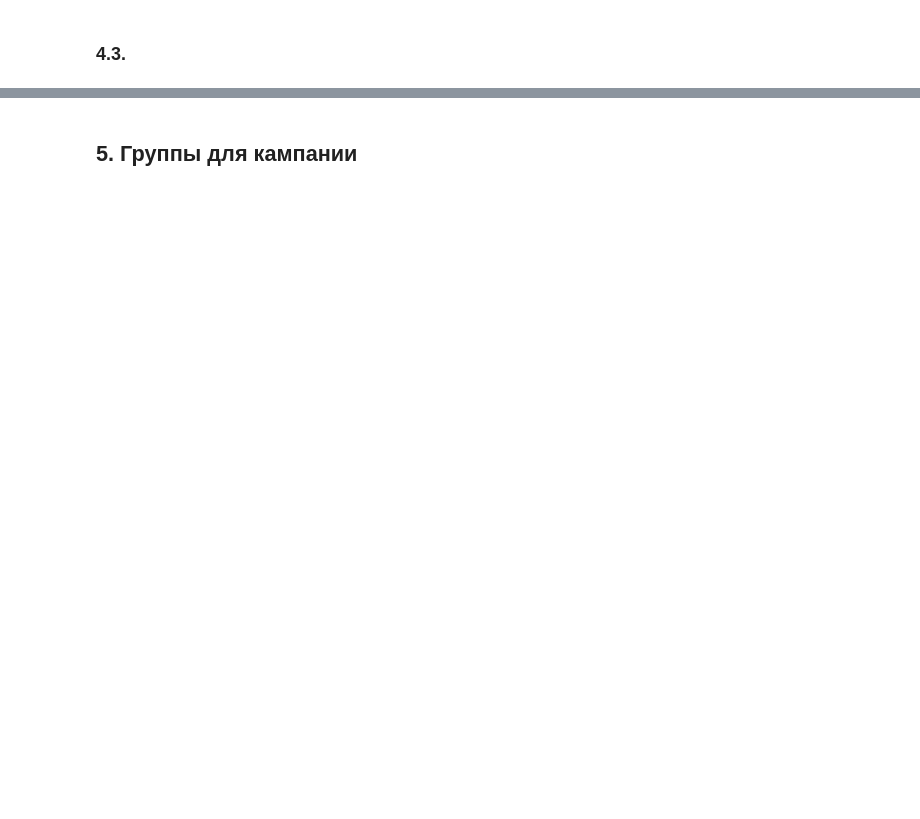
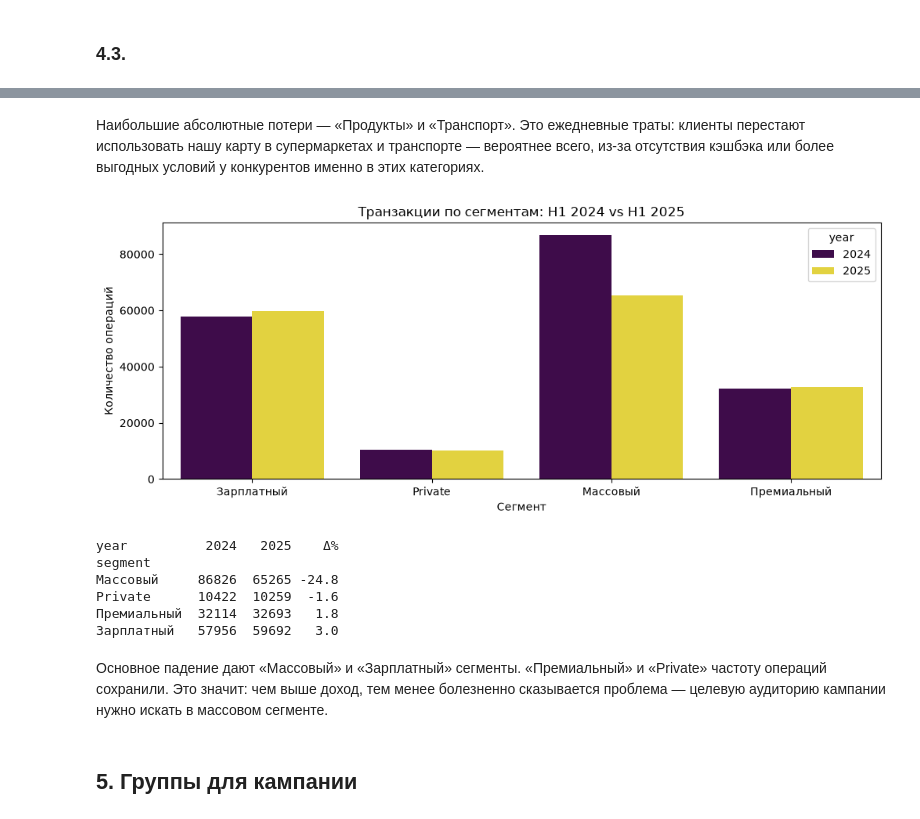
Before and after one commit to sonestos/Nikitenko_Sofya_Lab1, a Jupyter notebook: 02_report.ipynb, the cells around one changed output, grey strips where cells are left out. Cells and saved outputs as stored; diff of their text form; code cells hidden in the pictures; blank space fills up the shorter version.

```diff
--- a/02_report.ipynb
+++ b/02_report.ipynb
@@ -57,3 +154,30 @@ clean = pd.read_parquet("clean_data.parquet")
+# %% [markdown]
+Наибольшие абсолютные потери — «Продукты» и «Транспорт». Это ежедневные траты: клиенты перестают использовать нашу карту в супермаркетах и транспорте — вероятнее всего, из-за отсутствия кэшбэка или более выгодных условий у конкурентов именно в этих категориях.
+# %%
+clients_seg = clients.drop_duplicates("client_id")[["client_id", "segment"]]
+txn_seg = txn_h1.merge(clients_seg, on="client_id", how="inner")
+
+fig, ax = plt.subplots(figsize=(10, 4), layout="constrained")
+sns.countplot(data=txn_seg, x="segment", hue="year",
+              ax=ax, palette="viridis")
+ax.set_title("Транзакции по сегментам: H1 2024 vs H1 2025")
+ax.set_xlabel("Сегмент"); ax.set_ylabel("Количество операций")
+plt.show()
+
+seg = (txn_seg.groupby(["segment", "year"], observed=True).size()
+       .unstack(fill_value=0))
+seg["Δ%"] = ((seg[2025] - seg[2024]) / seg[2024] * 100).round(1)
+print(seg.sort_values("Δ%"))
+# %% [output]
+[figure, added]
+year          2024   2025    Δ%
+segment
+Массовый     86826  65265 -24.8
+Private      10422  10259  -1.6
+Премиальный  32114  32693   1.8
+Зарплатный   57956  59692   3.0
+# %% [markdown]
+Основное падение дают «Массовый» и «Зарплатный» сегменты. «Премиальный» и «Private» частоту операций сохранили. Это значит: чем выше доход, тем менее болезненно сказывается проблема — целевую аудиторию кампании нужно искать в массовом сегменте.
 # %% [markdown]
 ## 5. Группы для кампании
 
```
Also changed, not shown: parts of 15 cells of this notebook, 1 other file.
